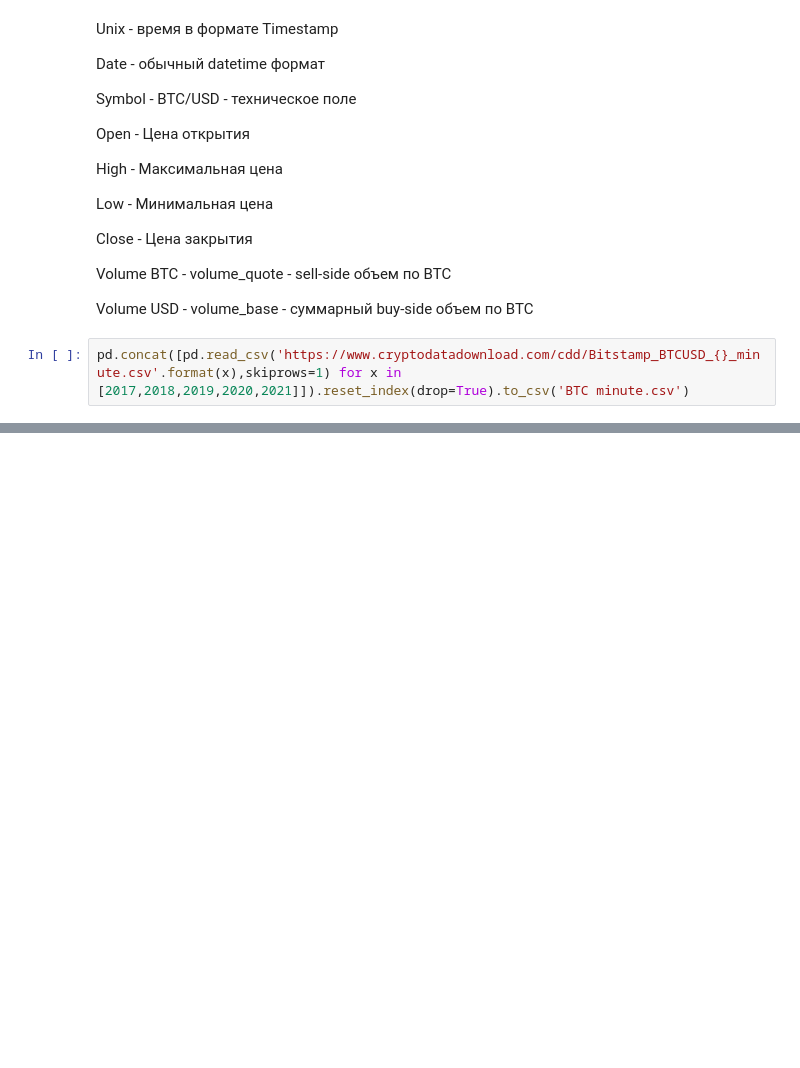
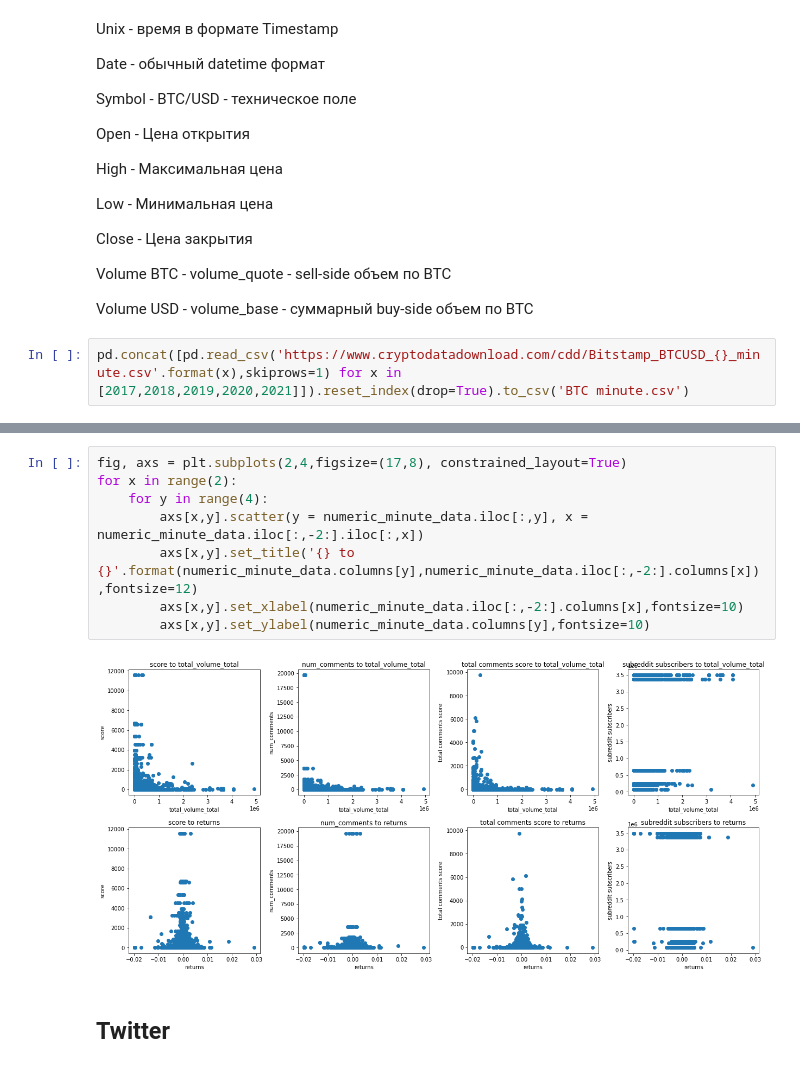
Before and after one commit to PotapovAIIT4F19/Twitter-vs-Bitcoin, a Jupyter notebook: Part 1. Parsing + EDA.ipynb, the cells around one changed output, grey strips where cells are left out. Saved outputs shown, nothing was run; the diff lists cells and outputs as text; blank space fills up the shorter version.

```diff
--- a/Part 1. Parsing + EDA.ipynb
+++ b/Part 1. Parsing + EDA.ipynb
@@ -569,0 +596,12 @@ for x in range(2):
+# %%
+fig, axs = plt.subplots(2,4,figsize=(17,8), constrained_layout=True)
+for x in range(2):
+    for y in range(4):
+        axs[x,y].scatter(y = numeric_minute_data.iloc[:,y], x = numeric_minute_data.iloc[:,-2:].iloc[:,x])
+        axs[x,y].set_title('{} to {}'.format(numeric_minute_data.columns[y],numeric_minute_data.iloc[:,-2:].columns[x]),fontsize=12)
+        axs[x,y].set_xlabel(numeric_minute_data.iloc[:,-2:].columns[x],fontsize=10)
+        axs[x,y].set_ylabel(numeric_minute_data.columns[y],fontsize=10)
+# %% [output]
+[figure, added]
+# %% [markdown]
+## Twitter
```
Also changed, not shown: parts of 66 cells of this notebook.
